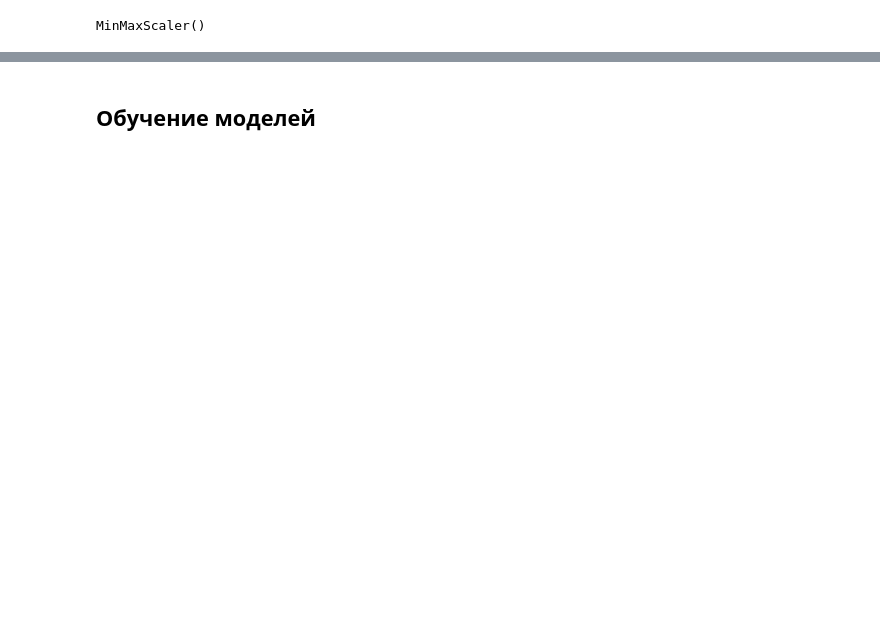
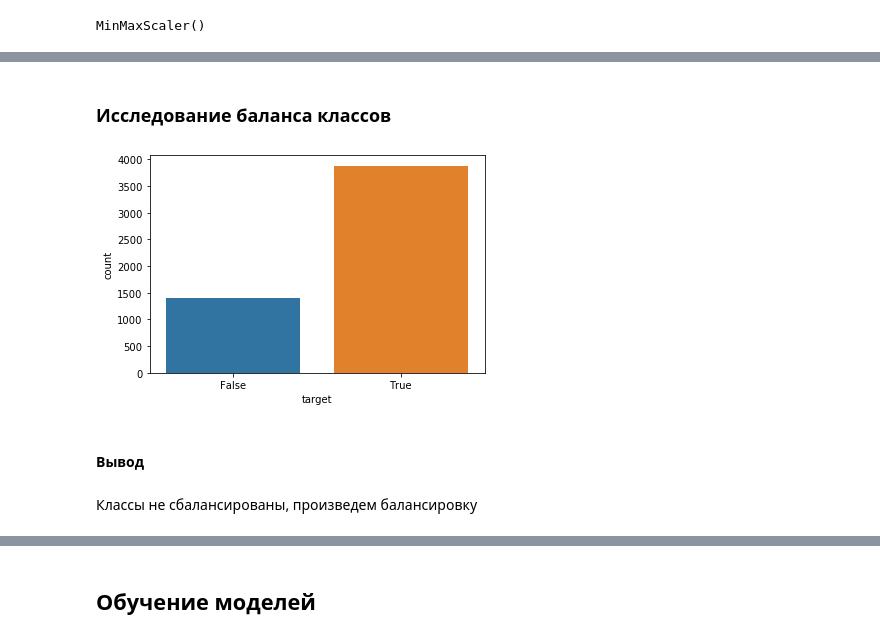
Before and after one commit to Chularev/study_cv, a Jupyter notebook: notebook.ipynb, the cells around one changed output, grey strips where cells are left out. Drawn from its saved outputs; the diff is of its cells as text; code cells hidden in the pictures; blank space fills up the shorter version.

```diff
--- a/notebook.ipynb
+++ b/notebook.ipynb
@@ -832,3 +838,13 @@ def split_x_y(data, column):
 train_x, train_y = split_x_y(train, 'target')
 # %%
 test_x, test_y = split_x_y(test, 'target')
+# %% [markdown]
+### Исследование баланса классов
+# %%
+sns.countplot(train_y);
+# %% [output]
+[figure, added]
+# %% [markdown]
+#### Вывод
+# %% [markdown]
+Классы не сбалансированы, произведем балансировку
```
Also changed, not shown: parts of 9 cells of this notebook.
